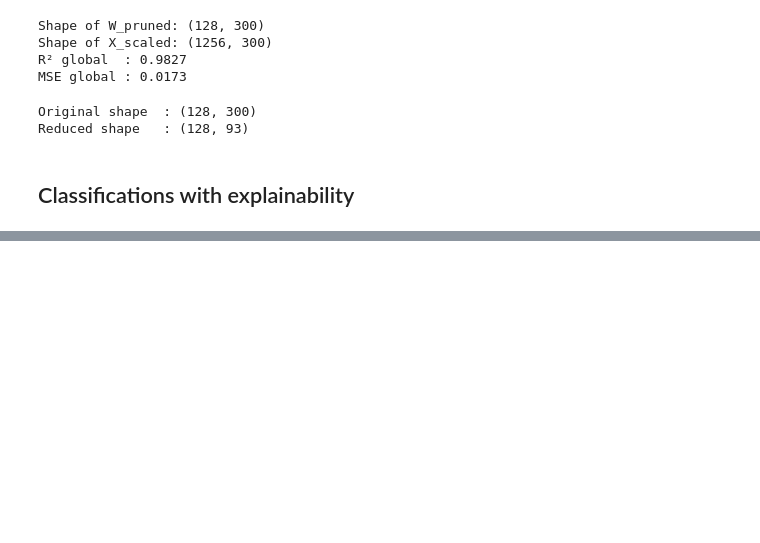
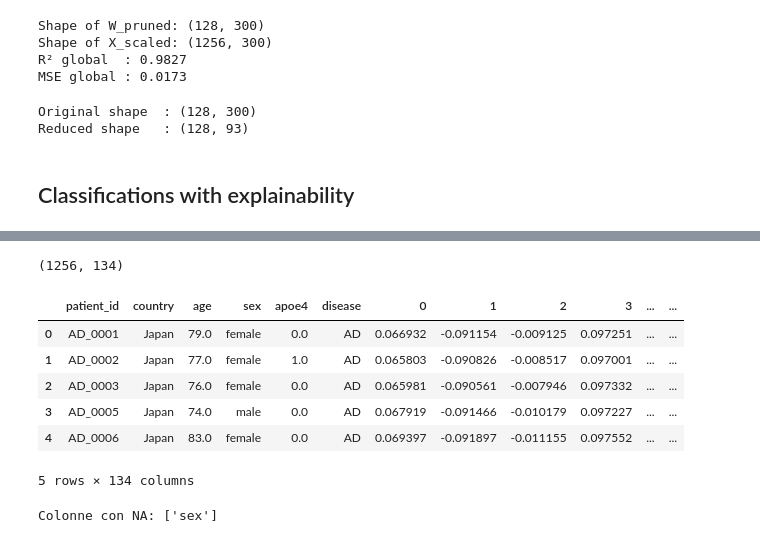
Before and after one commit to ematanzi/miRNA-to-Feature-Correlation, a Jupyter notebook: explaining_classifications.ipynb, the cells around one changed output, grey strips where cells are left out. Cells and saved outputs as stored; diff of their text form; code cells hidden in the pictures; blank space fills up the shorter version.

```diff
--- a/explaining_classifications.ipynb
+++ b/explaining_classifications.ipynb
@@ -453,0 +481,26 @@ Reduced shape   : (128, 93)
+# %%
+DATA_PATH = "data/result/patient_full_embeddings.csv"
+df = pd.read_csv(DATA_PATH)
+
+print(df.shape)
+df.head()
+# %% [output]
+(1256, 134)
+|  | patient_id | country | age | sex | apoe4 | disease | 0 | 1 | 2 | 3 | ... | ... |
+| 0 | AD_0001 | Japan | 79.0 | female | 0.0 | AD | 0.066932 | -0.091154 | -0.009125 | 0.097251 | ... | ... |
+| 1 | AD_0002 | Japan | 77.0 | female | 1.0 | AD | 0.065803 | -0.090826 | -0.008517 | 0.097001 | ... | ... |
+| 2 | AD_0003 | Japan | 76.0 | female | 0.0 | AD | 0.065981 | -0.090561 | -0.007946 | 0.097332 | ... | ... |
+| 3 | AD_0005 | Japan | 74.0 | male | 0.0 | AD | 0.067919 | -0.091466 | -0.010179 | 0.097227 | ... | ... |
+| 4 | AD_0006 | Japan | 83.0 | female | 0.0 | AD | 0.069397 | -0.091897 | -0.011155 | 0.097552 | ... | ... |
+5 rows × 134 columns
+# %%
+# Removing superfluous columns
+# country column is almost no informative, so we drop it
+# I preferred removing age and apoe4 to avoid any potential bias in the model
+df = df.drop(columns=["patient_id", "country", "age", "apoe4"])
+
+# Checking missing values
+missing_cols = df.columns[df.isna().any()]
+print("Colonne con NA:", missing_cols.tolist())
+# %% [output]
+Colonne con NA: ['sex']
```
Also changed, not shown: parts of 22 cells of this notebook.
